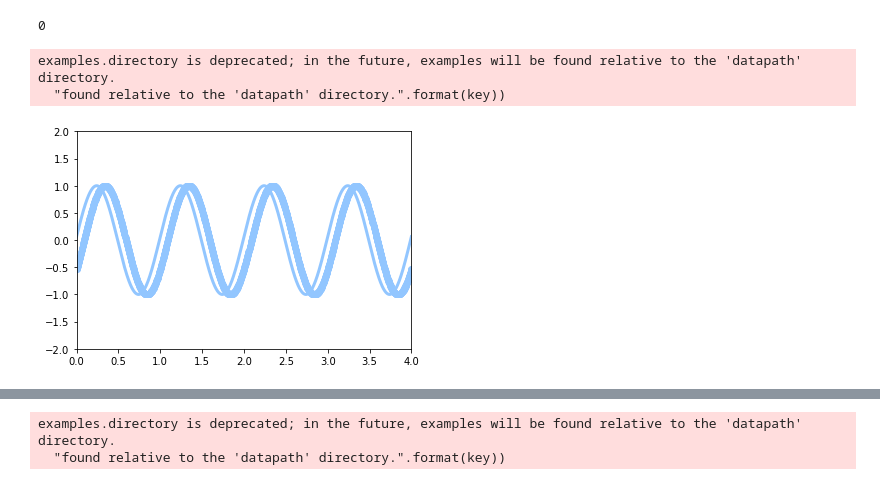
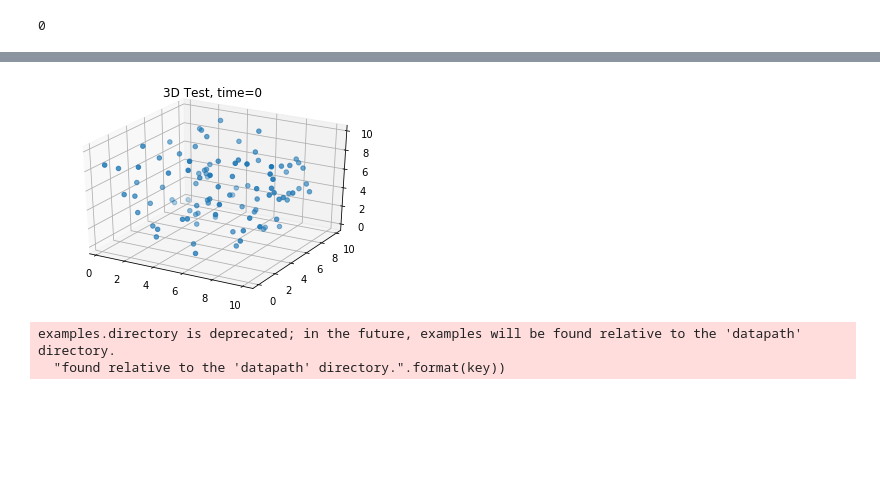
Before and after one commit to agarwal-ayushi/Machine-Learning-Assignments, a Jupyter notebook: Assignment1/ques1/python-tutorial.ipynb, the cells around one changed output, grey strips where cells are left out. Cells and saved outputs as stored; diff of their text form; code cells hidden in the pictures; blank space fills up the shorter version.

```diff
--- a/Assignment1/ques1/python-tutorial.ipynb
+++ b/Assignment1/ques1/python-tutorial.ipynb
@@ -699,34 +699,35 @@ for i in range(0,1):
     print(i)
 # %% [output]
 0
-# %%
-import numpy as np
-from matplotlib import pyplot as plt
-from matplotlib.animation import FuncAnimation
-plt.style.use('seaborn-pastel')
-
-x = np.linspace(0, 4, 1000)
-y = np.sin(2 * np.pi * (x - 0.01 * i))
-fig = plt.figure()
-ax = plt.axes(xlim=(0, 4), ylim=(-2, 2))
-ax.scatter(x,y)
-line, = ax.plot([], [], lw=3)
-
-def init():
-    line.set_data([], [])
-    return line,
-def animate(i):
-    x = np.linspace(0, 4, 1000)
-    y = np.sin(2 * np.pi * (x - 0.01 * i))
-    line.set_data(x, y)
-    return line,
-
-anim = FuncAnimation(fig, animate, init_func=init,
-                               frames=200, interval=20, blit=True)
-
-
-anim.save('sine_wave.gif', writer='imagemagick')
-# %% [output]
-examples.directory is deprecated; in the future, examples will be found relative to the 'datapath' directory.
-  "found relative to the 'datapath' directory.".format(key))
-[figure, removed]
+# %%
+import numpy as np
+from matplotlib import pyplot as plt
+from mpl_toolkits.mplot3d import Axes3D
+import matplotlib.animation
+import pandas as pd
+
+from IPython.display import HTML
+
+
+a = np.random.rand(2000, 3)*10
+t = np.array([np.ones(100)*i for i in range(20)]).flatten()
+df = pd.DataFrame({"time": t ,"x" : a[:,0], "y" : a[:,1], "z" : a[:,2]})
+
+def update_graph(num):
+    data=df[df['time']==num]
+    graph._offsets3d = (data.x, data.y, data.z)
+    title.set_text('3D Test, time={}'.format(num))
+
+
+fig = plt.figure()
+ax = fig.add_subplot(111, projection='3d')
+title = ax.set_title('3D Test')
+
+data=df[df['time']==0]
+graph = ax.scatter(data.x, data.y, data.z)
+
+ani = matplotlib.animation.FuncAnimation(fig, update_graph, 19,
+                               interval=1000, blit=False)
+
+HTML(ani.to_html5_video())
+# %% [output]
@@ -733,3 +735,4 @@ examples.directory is deprecated; in the future, examples will be found relative
+[figure, added]
 # %%
 
 import matplotlib.pyplot as plt
```
Also changed, not shown: parts of 2 cells of this notebook, 7 other files.
